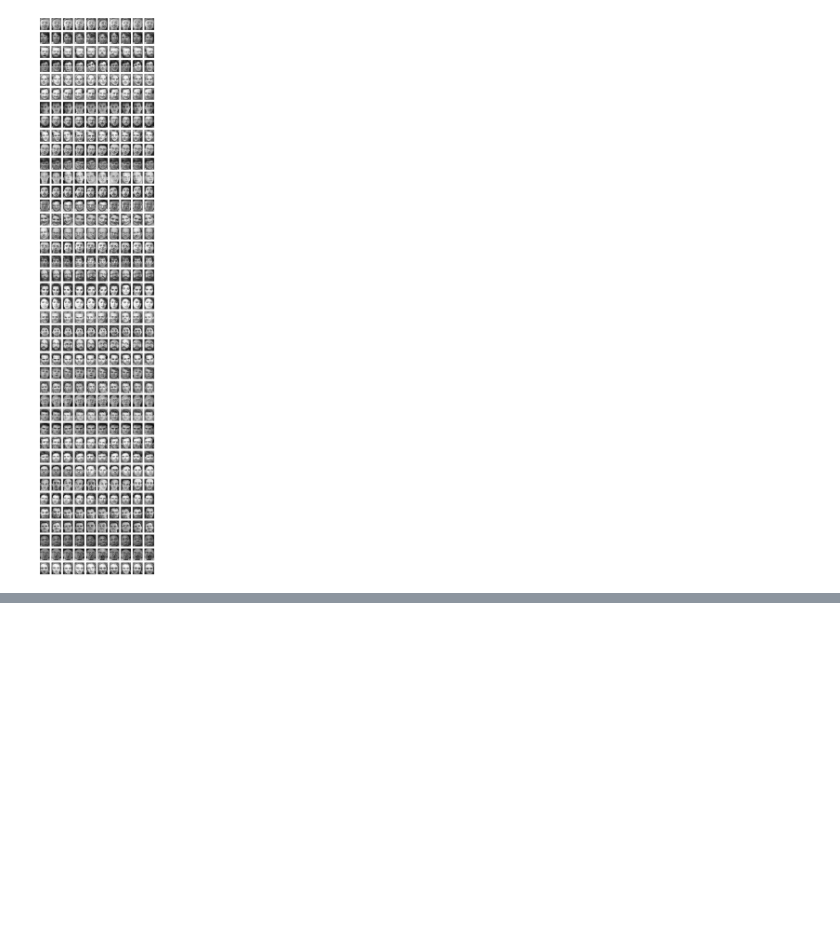
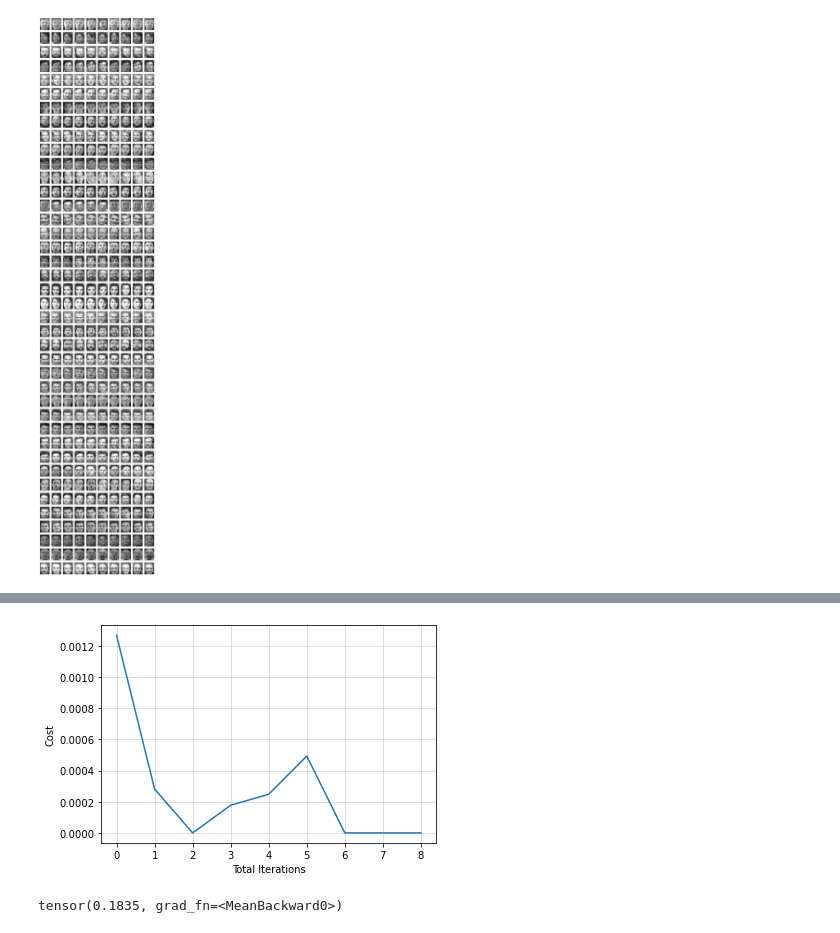
Before and after one commit to ABD-01/Siamese-NN, a Jupyter notebook: Siamese-ORL.ipynb, the cells around one changed output, grey strips where cells are left out. Cells and saved outputs as stored; diff of their text form; code cells hidden in the pictures; blank space fills up the shorter version.

Commit message:
Created mOdel and trained

```diff
--- a/Siamese-ORL.ipynb
+++ b/Siamese-ORL.ipynb
@@ -57,0 +103,2 @@ plt.show()
+# %%
+triplets = get_random_triplets(train)
@@ -57,0 +172,3 @@ plt.show()
+# %%
+model = Model()
+model
@@ -57,0 +193,23 @@ plt.show()
+# %%
+learning_rate = 0.0001
+optimizer = optim.Adam(model.parameters(), lr = learning_rate)
+# %%
+cost = []
+
+epochs = 50
+for epoch in range(epochs):
+
+    triplets = get_random_triplets(train)
+
+#     apn = model(triplets.cuda())
+    apn = model(triplets)
+
+    optimizer.zero_grad()
+    loss = triplet_loss(*apn)
+    # loss = lossfn(*apn)
+    cost.append(loss.item())
+
+    loss.backward()
+    optimizer.step()
+
+    print(f'Epoch:[{epoch+1}/{epochs}] , Cost : {loss.item()}')
@@ -57,0 +226,12 @@ plt.show()
+# %%
+plt.xlabel('Total Iterations')
+plt.ylabel('Cost')
+plt.plot(np.arange(len(cost)), cost)
+plt.grid(alpha=0.5)
+plt.show()
+# %% [output]
+[figure, added]
+# %%
+apn[0].mean()
+# %% [output]
+tensor(0.1835, grad_fn=<MeanBackward0>)
```
Also changed, not shown: parts of 15 cells of this notebook.
